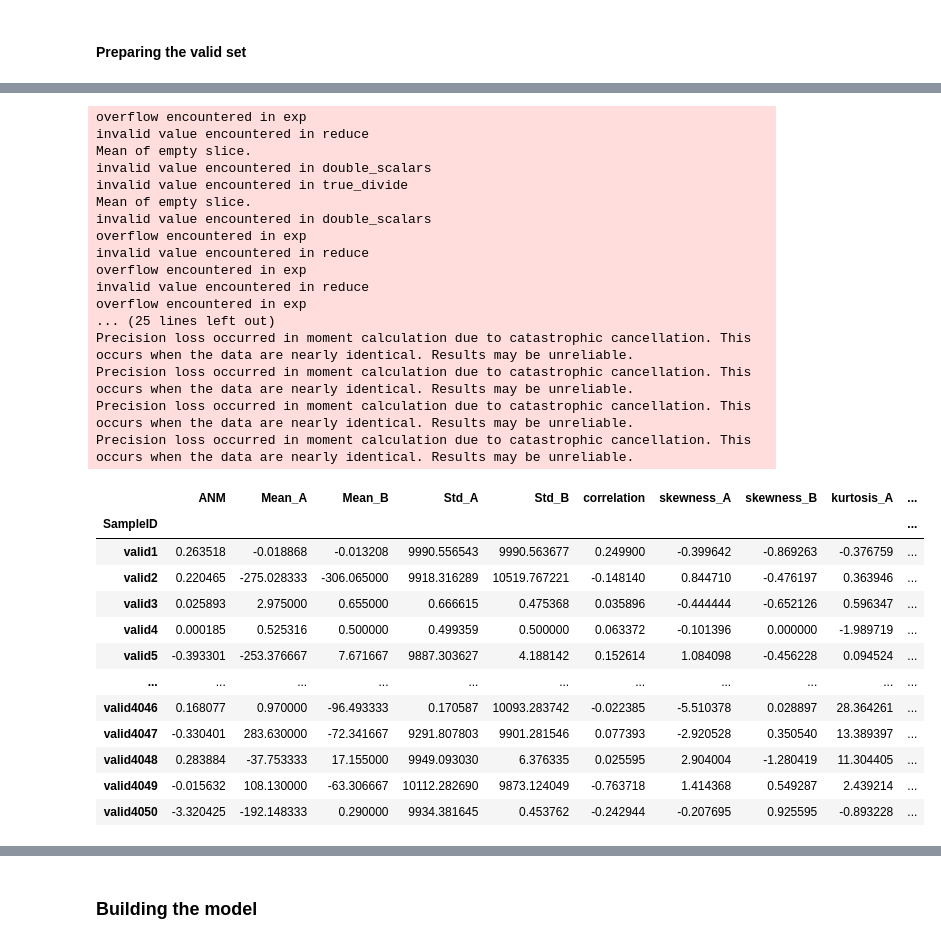
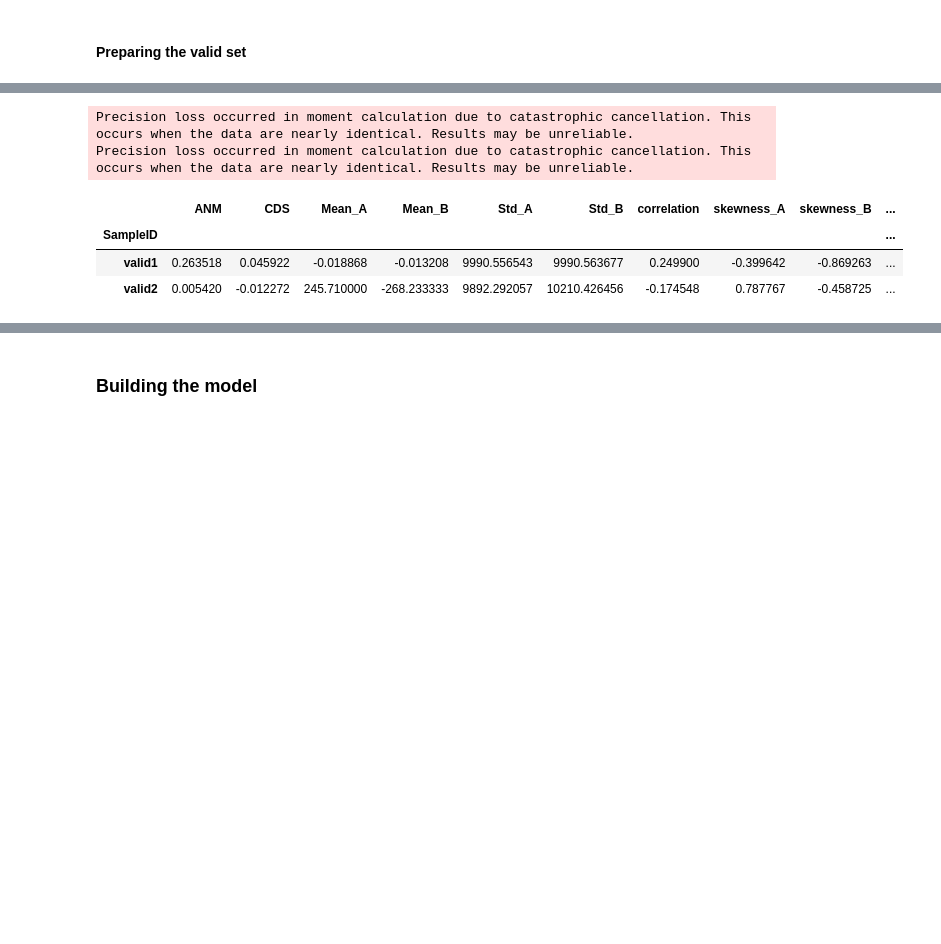
Before and after one commit to RachaHachem/Solving-Medi-Fair-Challenge, a Jupyter notebook: Baseline Methods/Code/Medi_Fair_baseline_methods.ipynb, the cells around one changed output, grey strips where cells are left out. Saved outputs shown, nothing was run; the diff lists cells and outputs as text; code cells hidden in the pictures; blank space fills up the shorter version.

```diff
--- a/Baseline Methods/Code/Medi_Fair_baseline_methods.ipynb
+++ b/Baseline Methods/Code/Medi_Fair_baseline_methods.ipynb
@@ -354,0 +411,5 @@ Length: 4050, dtype: float64
+# %%
+def cds_score_pair(row):
+    a_to_b = cds.cds_score(row["A"].reshape(-1, 1), row["B"])
+    b_to_a = cds.cds_score(row["B"].reshape(-1, 1), row["A"])
+    return b_to_a - a_to_b
@@ -392,5 +499,7 @@ from scipy.stats import pearsonr, skew, kurtosis
 # %%
 def pearson_corr(x):
+    if np.var(x['A']) == 0 or np.var(x['B']) == 0:
+        return 0
     return pearsonr(x['A'], x['B'])[0]
 
 df['correlation'] = X_train_downsampled.apply(pearson_corr, axis=1)
@@ -462,0 +566,2 @@ dtype: int64
+# %%
+res_valid = X_valid_downsampled.progress_apply(anm_score_pair, axis=1)
@@ -462,0 +587,2 @@ dtype: int64
+# %%
+cds_res_valid = X_valid_downsampled.progress_apply(cds_score_pair, axis=1)
@@ -463,50 +591,26 @@ dtype: int64
 # %%
-res_valid = X_valid_downsampled.progress_apply(score_pair, axis=1)
 df_valid = pd.DataFrame(data=res_valid, columns =['ANM']).rename_axis('SampleID')
+df_valid['CDS'] = cds_res_valid
 
 df_valid['Mean_A'] = X_valid_downsampled['A'].apply(np.mean)
 df_valid['Mean_B'] = X_valid_downsampled['B'].apply(np.mean)
 
 df_valid['Std_A'] = X_valid_downsampled['A'].apply(np.std)
 df_valid['Std_B'] = X_valid_downsampled['B'].apply(np.std)
 
 df_valid['correlation'] = X_valid_downsampled.apply(pearson_corr, axis=1)
 
 df_valid['skewness_A'] = X_valid_downsampled['A'].apply(skew)
 df_valid['skewness_B'] = X_valid_downsampled['B'].apply(skew)
 
 df_valid['kurtosis_A'] = X_valid_downsampled['A'].apply(kurtosis)
 df_valid['kurtosis_B'] = X_valid_downsampled['B'].apply(kurtosis)
 
-df_valid
+df_valid.head(2)
 # %% [output]
-overflow encountered in exp
-invalid value encountered in reduce
-Mean of empty slice.
-invalid value encountered in double_scalars
-invalid value encountered in true_divide
-Mean of empty slice.
-invalid value encountered in double_scalars
-overflow encountered in exp
-invalid value encountered in reduce
-overflow encountered in exp
-invalid value encountered in reduce
-overflow encountered in exp
-... (25 lines left out)
 Precision loss occurred in moment calculation due to catastrophic cancellation. This occurs when the data are nearly identical. Results may be unreliable.
 Precision loss occurred in moment calculation due to catastrophic cancellation. This occurs when the data are nearly identical. Results may be unreliable.
-Precision loss occurred in moment calculation due to catastrophic cancellation. This occurs when the data are nearly identical. Results may be unreliable.
-Precision loss occurred in moment calculation due to catastrophic cancellation. This occurs when the data are nearly identical. Results may be unreliable.
-|  | ANM | Mean_A | Mean_B | Std_A | Std_B | correlation | skewness_A | skewness_B | kurtosis_A | ... |
+|  | ANM | CDS | Mean_A | Mean_B | Std_A | Std_B | correlation | skewness_A | skewness_B | ... |
 | SampleID |  |  |  |  |  |  |  |  |  | ... |
-| valid1 | 0.263518 | -0.018868 | -0.013208 | 9990.556543 | 9990.563677 | 0.249900 | -0.399642 | -0.869263 | -0.376759 | ... |
-| valid2 | 0.220465 | -275.028333 | -306.065000 | 9918.316289 | 10519.767221 | -0.148140 | 0.844710 | -0.476197 | 0.363946 | ... |
-| valid3 | 0.025893 | 2.975000 | 0.655000 | 0.666615 | 0.475368 | 0.035896 | -0.444444 | -0.652126 | 0.596347 | ... |
-| valid4 | 0.000185 | 0.525316 | 0.500000 | 0.499359 | 0.500000 | 0.063372 | -0.101396 | 0.000000 | -1.989719 | ... |
-| valid5 | -0.393301 | -253.376667 | 7.671667 | 9887.303627 | 4.188142 | 0.152614 | 1.084098 | -0.456228 | 0.094524 | ... |
-| ... | ... | ... | ... | ... | ... | ... | ... | ... | ... | ... |
-| valid4046 | 0.168077 | 0.970000 | -96.493333 | 0.170587 | 10093.283742 | -0.022385 | -5.510378 | 0.028897 | 28.364261 | ... |
-| valid4047 | -0.330401 | 283.630000 | -72.341667 | 9291.807803 | 9901.281546 | 0.077393 | -2.920528 | 0.350540 | 13.389397 | ... |
-| valid4048 | 0.283884 | -37.753333 | 17.155000 | 9949.093030 | 6.376335 | 0.025595 | 2.904004 | -1.280419 | 11.304405 | ... |
-| valid4049 | -0.015632 | 108.130000 | -63.306667 | 10112.282690 | 9873.124049 | -0.763718 | 1.414368 | 0.549287 | 2.439214 | ... |
-| valid4050 | -3.320425 | -192.148333 | 0.290000 | 9934.381645 | 0.453762 | -0.242944 | -0.207695 | 0.925595 | -0.893228 | ... |
+| valid1 | 0.263518 | 0.045922 | -0.018868 | -0.013208 | 9990.556543 | 9990.563677 | 0.249900 | -0.399642 | -0.869263 | ... |
+| valid2 | 0.005420 | -0.012272 | 245.710000 | -268.233333 | 9892.292057 | 10210.426456 | -0.174548 | 0.787767 | -0.458725 | ... |
```
Also changed, not shown: parts of 76 cells of this notebook.
